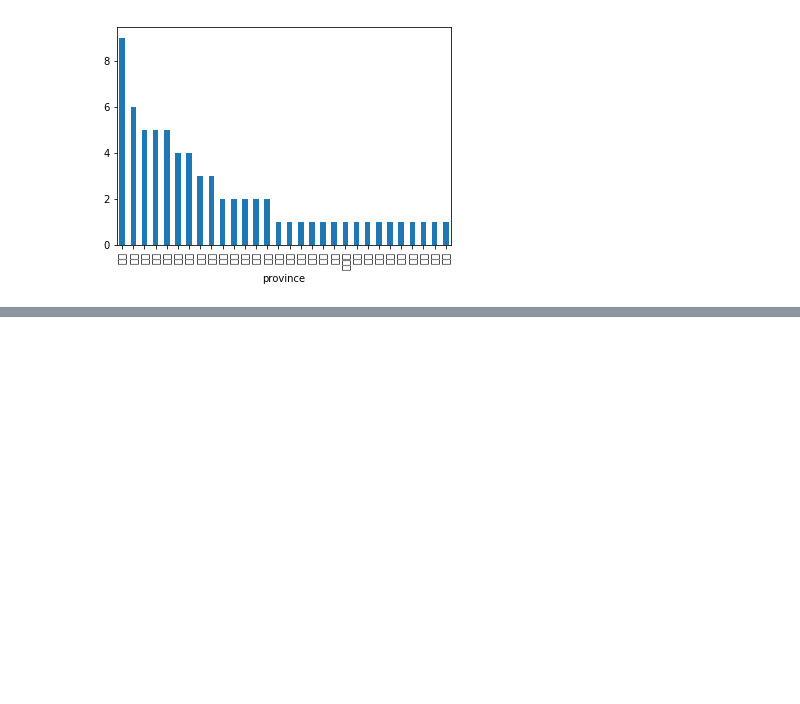
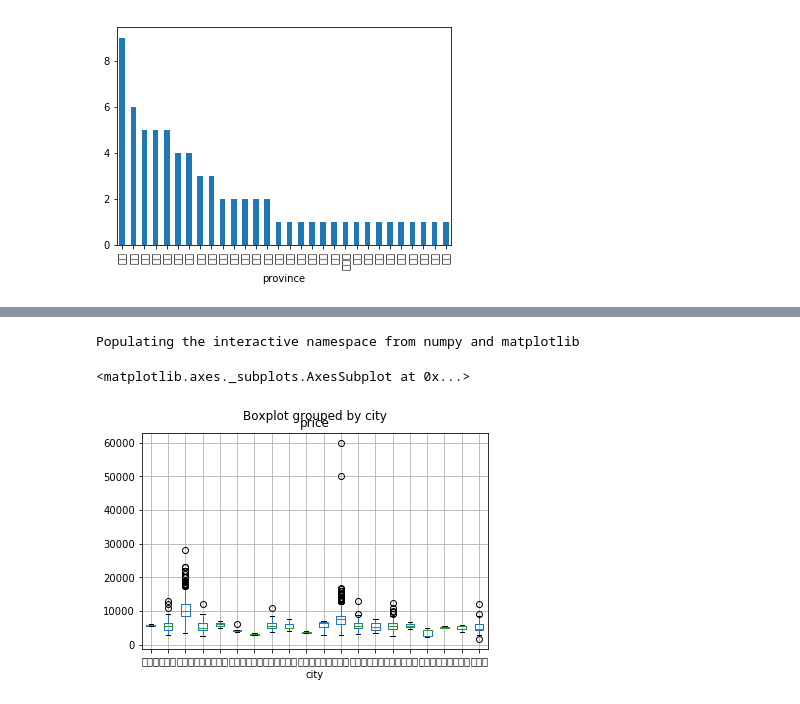
Before and after one commit to ywchiu/cdc_course, a Jupyter notebook: Demo20170823.ipynb, the cells around one changed output, grey strips where cells are left out. Cells and saved outputs as stored; diff of their text form; code cells hidden in the pictures; blank space fills up the shorter version.

Commit message:
add house rent example

```diff
--- a/Demo20170823.ipynb
+++ b/Demo20170823.ipynb
@@ -1291,0 +1294,4 @@ Populating the interactive namespace from numpy and matplotlib
+# %%
+import pandas
+df = pandas.read_csv('https://raw.githubusercontent.com/ywchiu/tibamepy/master/data/rent_591_sample.csv', encoding = 'utf-8', index_col= 0 )
+df.head()
@@ -1291,0 +1305,4 @@ Populating the interactive namespace from numpy and matplotlib
+# %%
+df['city'] = df['address'].str.extract('(.+[市縣]).+[區鎮鄉市].+', expand=False )
+df['area'] = df['address'].str.extract('.+[市縣](.+[區鎮鄉市]).+', expand=False )
+df['road'] = df['address'].str.extract('.+[區鎮鄉市村](.+[路巷弄街道])', expand=False )
@@ -1291,0 +1327,4 @@ Populating the interactive namespace from numpy and matplotlib
+# %%
+def normalizePrice(price):
+    return int(price.replace('元/月','').replace(',',''))
+df['price'] = df['price'].map(normalizePrice)
@@ -1291,0 +1364,7 @@ Populating the interactive namespace from numpy and matplotlib
+# %%
+%pylab inline
+df[df['building_use'] == '公寓/分租套房'].boxplot(column='price',by='city')
+# %% [output]
+Populating the interactive namespace from numpy and matplotlib
+<matplotlib.axes._subplots.AxesSubplot at 0x...>
+[figure, added]
```
Also changed, not shown: parts of 6 cells of this notebook.
